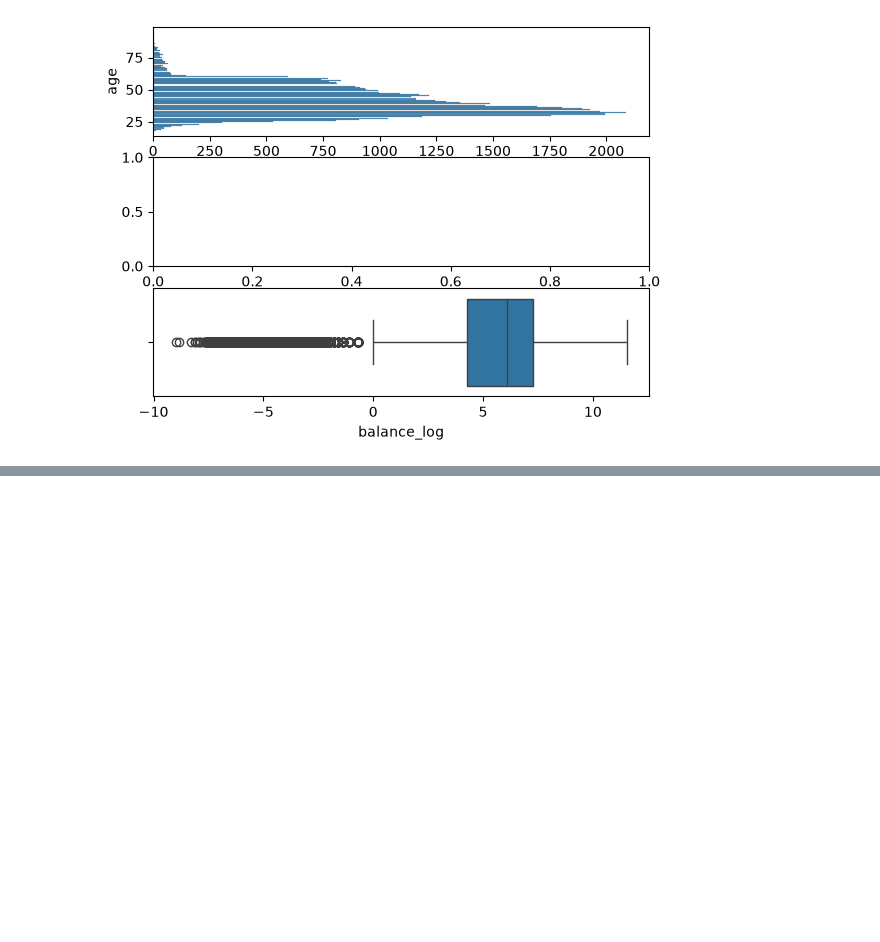
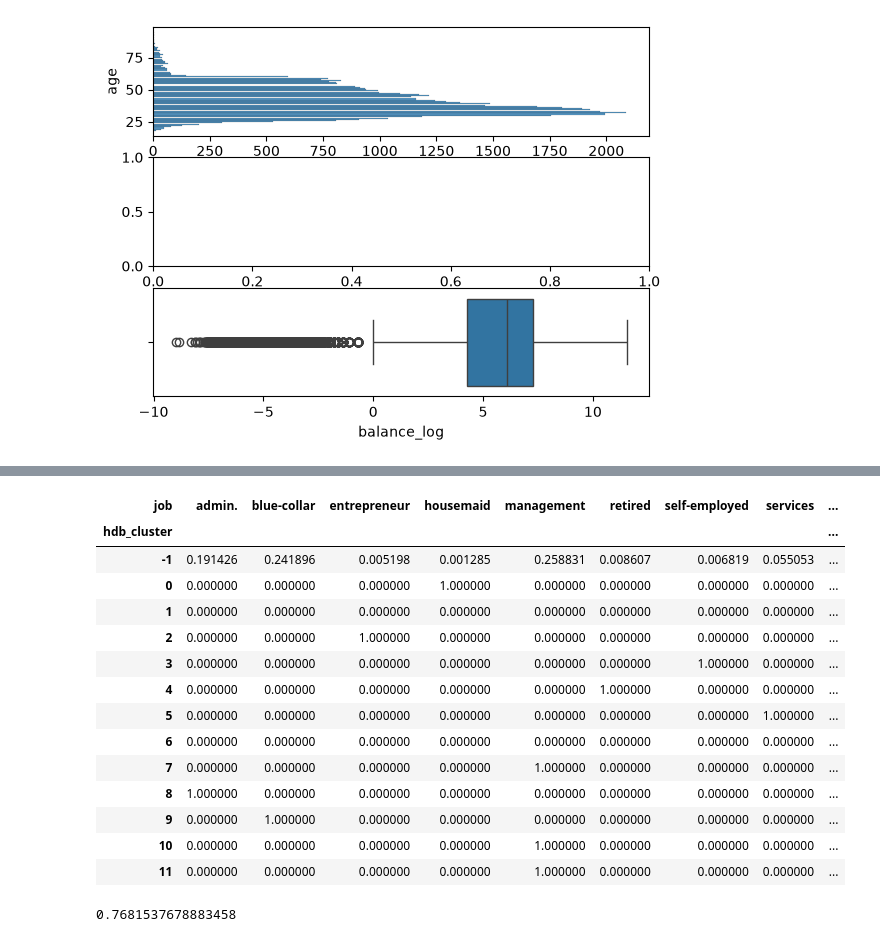
Before and after one commit to claireley/Final-Project, a Jupyter notebook: notebooks/Modeling-Bank.ipynb, the cells around one changed output, grey strips where cells are left out. Cells and saved outputs as stored; diff of their text form; code cells hidden in the pictures; blank space fills up the shorter version.

```diff
--- a/notebooks/Modeling-Bank.ipynb
+++ b/notebooks/Modeling-Bank.ipynb
@@ -305,0 +508,29 @@ data.groupby("hdb_cluster")[["housing", "loan", "default"]].mean()
+# %%
+pd.crosstab(bf['hdb_cluster'], bf['job'], normalize='index')
+# %% [output]
+| job | admin. | blue-collar | entrepreneur | housemaid | management | retired | self-employed | services | ... |
+| hdb_cluster |  |  |  |  |  |  |  |  | ... |
+| -1 | 0.191426 | 0.241896 | 0.005198 | 0.001285 | 0.258831 | 0.008607 | 0.006819 | 0.055053 | ... |
+| 0 | 0.000000 | 0.000000 | 0.000000 | 1.000000 | 0.000000 | 0.000000 | 0.000000 | 0.000000 | ... |
+| 1 | 0.000000 | 0.000000 | 0.000000 | 0.000000 | 0.000000 | 0.000000 | 0.000000 | 0.000000 | ... |
+| 2 | 0.000000 | 0.000000 | 1.000000 | 0.000000 | 0.000000 | 0.000000 | 0.000000 | 0.000000 | ... |
+| 3 | 0.000000 | 0.000000 | 0.000000 | 0.000000 | 0.000000 | 0.000000 | 1.000000 | 0.000000 | ... |
+| 4 | 0.000000 | 0.000000 | 0.000000 | 0.000000 | 0.000000 | 1.000000 | 0.000000 | 0.000000 | ... |
+| 5 | 0.000000 | 0.000000 | 0.000000 | 0.000000 | 0.000000 | 0.000000 | 0.000000 | 1.000000 | ... |
+| 6 | 0.000000 | 0.000000 | 0.000000 | 0.000000 | 0.000000 | 0.000000 | 0.000000 | 0.000000 | ... |
+| 7 | 0.000000 | 0.000000 | 0.000000 | 0.000000 | 1.000000 | 0.000000 | 0.000000 | 0.000000 | ... |
+| 8 | 1.000000 | 0.000000 | 0.000000 | 0.000000 | 0.000000 | 0.000000 | 0.000000 | 0.000000 | ... |
+| 9 | 0.000000 | 1.000000 | 0.000000 | 0.000000 | 0.000000 | 0.000000 | 0.000000 | 0.000000 | ... |
+| 10 | 0.000000 | 0.000000 | 0.000000 | 0.000000 | 1.000000 | 0.000000 | 0.000000 | 0.000000 | ... |
+| 11 | 0.000000 | 0.000000 | 0.000000 | 0.000000 | 1.000000 | 0.000000 | 0.000000 | 0.000000 | ... |
+# %%
+from sklearn.linear_model import LogisticRegression
+
+X = data[['balance_log']]
+y = data['hdb_cluster']
+
+model = LogisticRegression(max_iter=1000)
+model.fit(X, y)
+print(model.score(X, y))
+# %% [output]
+0.7681537678883458
```
Also changed, not shown: parts of 37 cells of this notebook, 13 other files.
